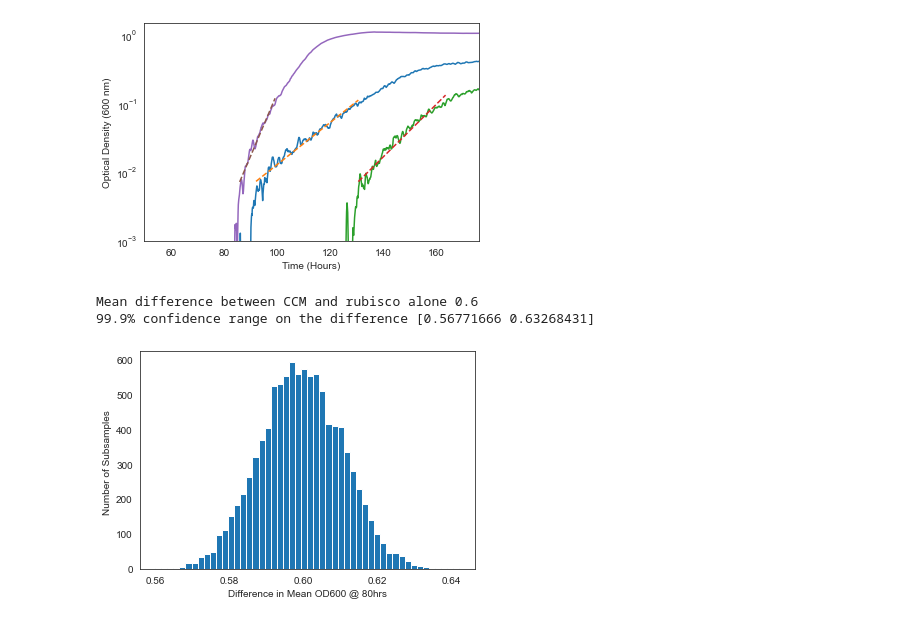
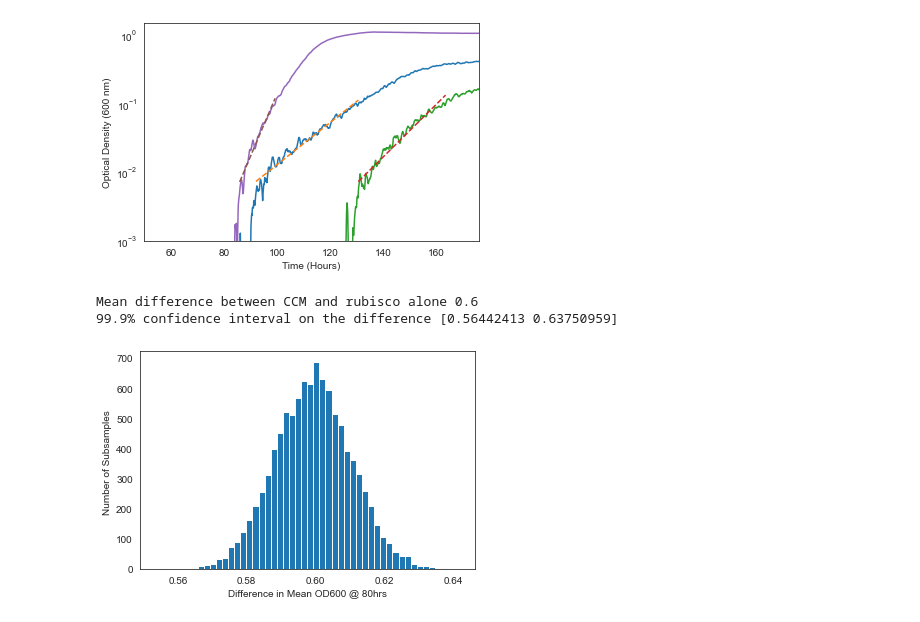
Before and after one commit to flamholz/carboxecoli, a Jupyter notebook: notebooks/Figure S6 ambient growth.ipynb, the cells around one changed output. Drawn from its saved outputs; the diff is of its cells as text; code cells hidden in the pictures.

```diff
--- a/notebooks/Figure S6 ambient growth.ipynb
+++ b/notebooks/Figure S6 ambient growth.ipynb
@@ -42,7 +43,7 @@ for k, v in bioreactor_mapping.items():
     n = int(n)
     c = purples[-n]
     if name == 'lsPrk':
-        c = greens[-n]
+        c = greys[-n]
 
     bioreactor_names2plot[k] = c
 # %%
@@ -195,16 +215,16 @@ for _ in range(int(1e4)):
 # %%
 mean_diff = np.mean(diff_of_means)
 print('Mean difference between CCM and rubisco alone %.1f' % mean_diff)
-pctiles = np.percentile(diff_of_means, [0.1, 99.9])
-print('99.9% confidence range on the difference', pctiles)
+pctiles = np.percentile(diff_of_means, [0.05, 99.95])
+print('99.9% confidence interval on the difference', pctiles)
 
 plt.figure()
 plt.hist(diff_of_means, bins=50)
 plt.xlabel('Difference in Mean OD600 @ 80hrs')
 plt.ylabel('Number of Subsamples ')
 
 plt.show()
 # %% [output]
 Mean difference between CCM and rubisco alone 0.6
-99.9% confidence range on the difference [0.56771666 0.63268431]
+99.9% confidence interval on the difference [0.56442413 0.63750959]
-[figure, old version]
+[figure, new version]
```
Also changed, not shown: parts of 4 cells of this notebook, 1 other file.
